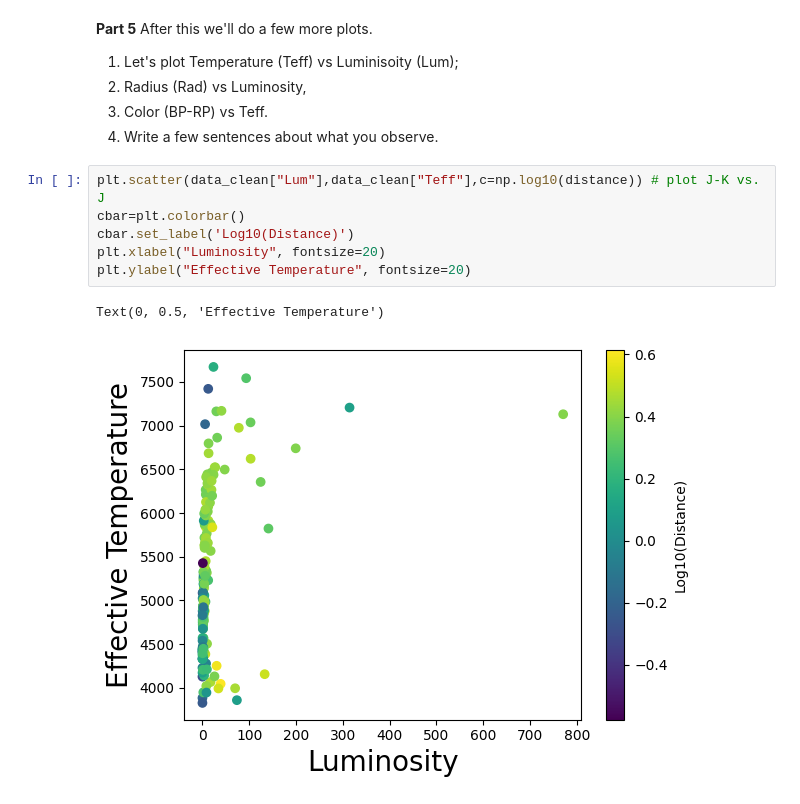
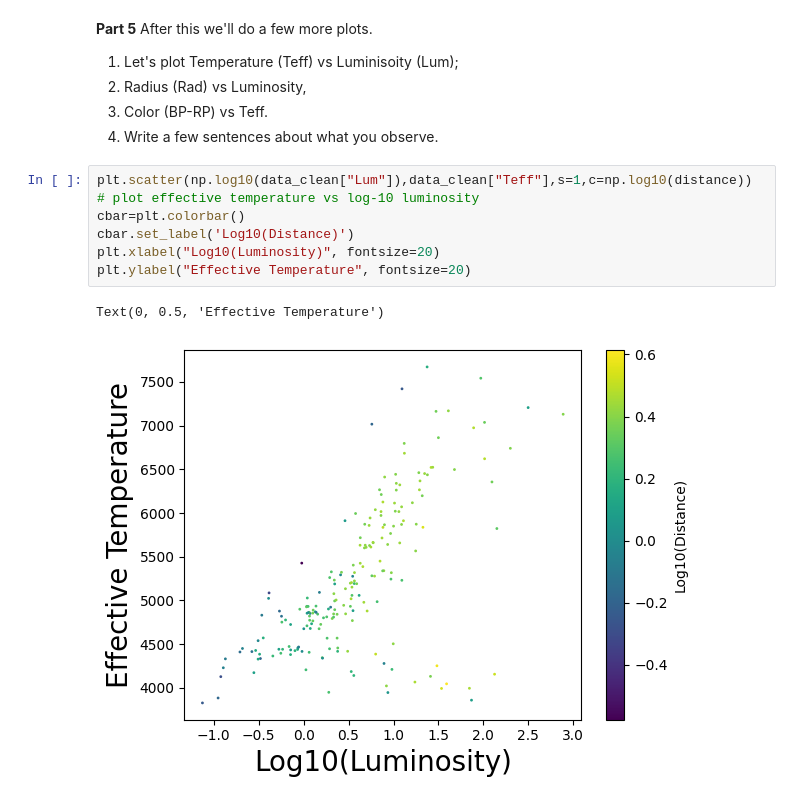
Before and after one commit to HomerTheChicken/PHYS3025Work, a Jupyter notebook: PHYS_3025_Activity_1.ipynb, the cells around one changed output. Saved outputs shown, nothing was run; the diff lists cells and outputs as text.

```diff
--- a/PHYS_3025_Activity_1.ipynb
+++ b/PHYS_3025_Activity_1.ipynb
@@ -394,11 +387,11 @@ After this we'll do a few more plots.
 3.  Color (BP-RP) vs Teff.
 4. Write a few sentences about what you observe.
 # %%
-plt.scatter(data_clean["Lum"],data_clean["Teff"],c=np.log10(distance)) # plot J-K vs. J
+plt.scatter(np.log10(data_clean["Lum"]),data_clean["Teff"],s=1,c=np.log10(distance)) # plot effective temperature vs log-10 luminosity
 cbar=plt.colorbar()
 cbar.set_label('Log10(Distance)')
-plt.xlabel("Luminosity", fontsize=20)
+plt.xlabel("Log10(Luminosity)", fontsize=20)
 plt.ylabel("Effective Temperature", fontsize=20)
 # %% [output]
 Text(0, 0.5, 'Effective Temperature')
-[figure, old version]
+[figure, new version]
```
Also changed, not shown: parts of 12 cells of this notebook.
